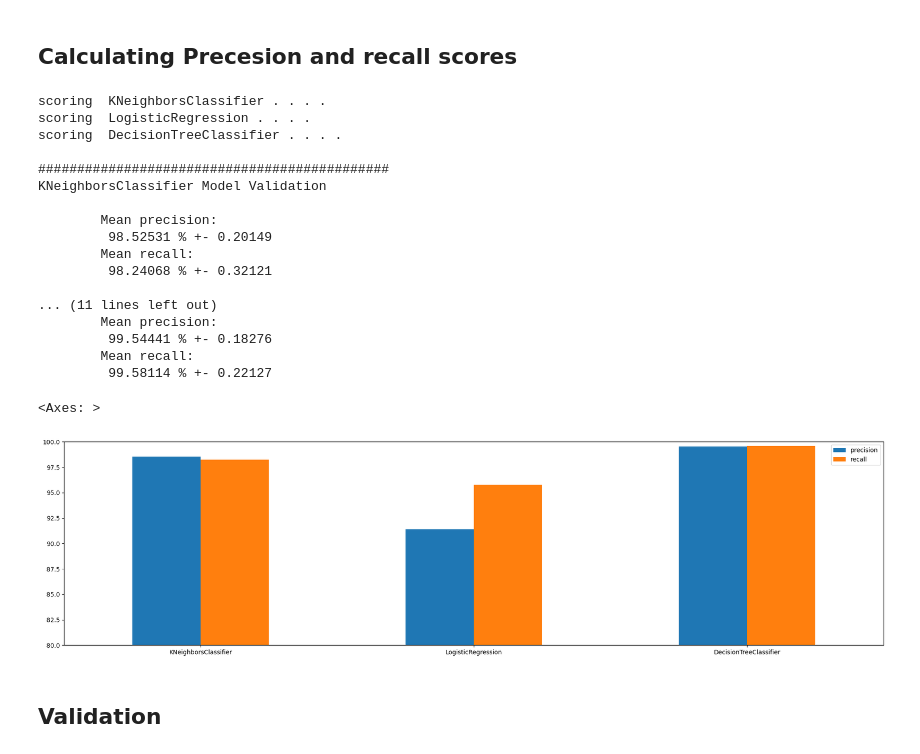
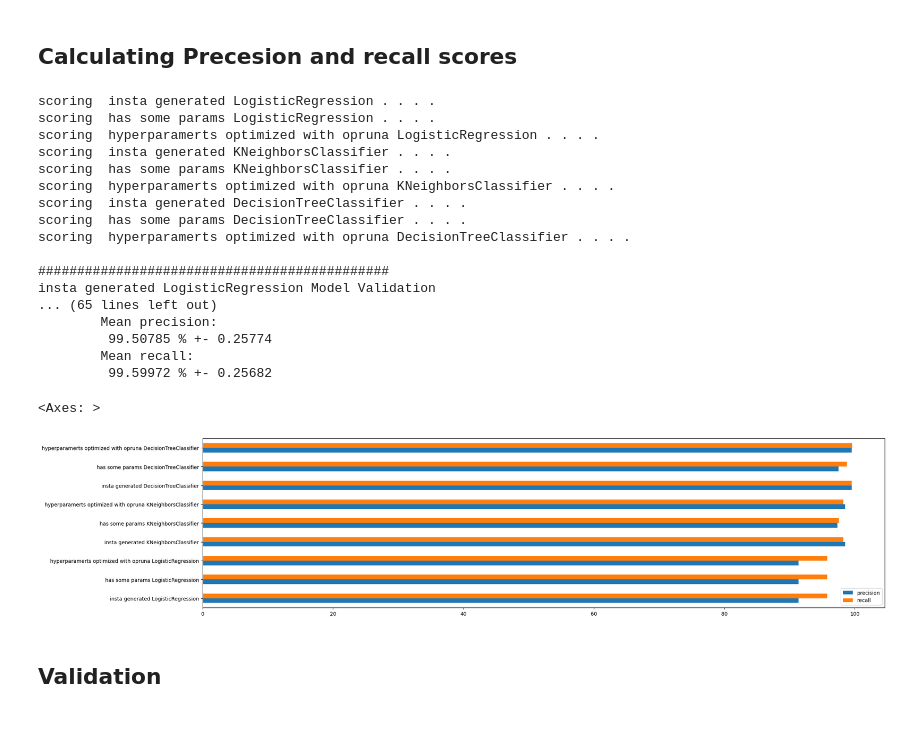
Before and after one commit to csosgic/thesis-repo, a Jupyter notebook: listings/py_proc/data.ipynb, the cells around one changed output. Cells and saved outputs as stored; diff of their text form; code cells hidden in the pictures; blank space fills up the shorter version.

```diff
--- a/listings/py_proc/data.ipynb
+++ b/listings/py_proc/data.ipynb
@@ -241,22 +249,22 @@ WITH optuna hyperparameter optimization
 # %% [markdown]
 ## K Neighbors Classifier
 # %%
-model = KNeighborsClassifier(n_neighbors=26)
+no_optuna_KKN_model = KNeighborsClassifier(n_neighbors=26)
 start_time = time.time()
-model.fit(x, y.values.ravel())
+no_optuna_KKN_model.fit(x, y.values.ravel())
 end_time = time.time()
 print("WITHOUT optuna hyperparameter optimization")
 print("\tTraining time: ", end_time-start_time)
 
 
 start_time = time.time()
-y_test_pred = model.predict(x)
+y_test_pred = no_optuna_KKN_model.predict(x)
 end_time = time.time()
 print("\tTesting time: ", end_time-start_time)
 
 
-KNN_no_optuna_score= model.score(x, y)
-KNN_no_optuna_test_score= model.score(x_test, y_test)
+KNN_no_optuna_score= no_optuna_KKN_model.score(x, y)
+KNN_no_optuna_test_score= no_optuna_KKN_model.score(x_test, y_test)
 
 
 print("\ttraining score : ", KNN_no_optuna_score)
@@ -300,21 +308,21 @@ WITH optuna hyperparameter optimization
 # %% [markdown]
 ## Decision Tree Classifier
 # %%
-model = DecisionTreeClassifier(criterion ="entropy", max_depth = 4)
+no_optuna_dt_model = DecisionTreeClassifier(criterion ="entropy", max_depth = 4)
 start_time = time.time()
-model.fit(x, y.values.ravel())
+no_optuna_dt_model.fit(x, y.values.ravel())
 end_time = time.time()
 print("\tTraining time: ", end_time-start_time)
 
 
 start_time = time.time()
-y_test_pred = model.predict(x)
+y_test_pred = no_optuna_dt_model.predict(x)
 end_time = time.time()
 print("\tTesting time: ", end_time-start_time)
 
 
-dt_no_optuna_score= model.score(x, y)
-dt_no_optuna_test_score= model.score(x_test, y_test)
+dt_no_optuna_score= no_optuna_dt_model.score(x, y)
+dt_no_optuna_test_score= no_optuna_dt_model.score(x_test, y_test)
 
 print("\ttraining score : ", dt_no_optuna_score)
 print("\ttesting  score : ", dt_no_optuna_test_score)
@@ -339,10 +347,10 @@ study_dt.optimize(tree_search, n_trials=30)
 print("\t", study_dt.best_trial)
 
 
-dt = DecisionTreeClassifier(max_features = study_dt.best_trial.params['dt_max_features'], max_depth = study_dt.best_trial.params['dt_max_depth'])
-dt.fit(x, y)
+dt_model = DecisionTreeClassifier(max_features = study_dt.best_trial.params['dt_max_features'], max_depth = study_dt.best_trial.params['dt_max_depth'])
+dt_model.fit(x, y)
 
-dt_score, dt_test_score = dt.score(x, y), dt.score(x_test, y_test)
+dt_score, dt_test_score = dt_model.score(x, y), dt_model.score(x_test, y_test)
 
 print(f"\tTrain Score: {dt_score}")
 print(f"\tTest Score: {dt_test_score}")
@@ -406,57 +414,65 @@ table of KNeighborsClassifier training
 # %% [markdown]
 ## Calculating Precesion and recall scores
 # %%
-models = {'KNeighborsClassifier': KNeighborsClassifier(),
-          'LogisticRegression': LogisticRegression(),
-          'DecisionTreeClassifier': DecisionTreeClassifier()}
+models = {
+    'insta generated LogisticRegression': LogisticRegression(),
+    'has some params LogisticRegression': no_optuna_lr_model,
+    'hyperparamerts optimized with opruna LogisticRegression': lr_model,
 
+    'insta generated KNeighborsClassifier': KNeighborsClassifier(),
+    'has some params KNeighborsClassifier': no_optuna_KKN_model,
+    'hyperparamerts optimized with opruna KNeighborsClassifier': KNN_model,
+
+    'insta generated DecisionTreeClassifier': DecisionTreeClassifier(),
+    'has some params DecisionTreeClassifier': no_optuna_dt_model,
+    'hyperparamerts optimized with opruna DecisionTreeClassifier': dt_model
+    }
 
 # calculating precesion and recall score
 scores = {}
 for m in models:
     print("scoring ", m, ". . . .")
     scores[m]={}
     for scorer in ['precision','recall']:
         scores[m][scorer] = cross_val_score(models[m], x, y, cv=10, scoring=scorer)
 
 
 # calculating precesion and recall mean
 import sys
 for m in models:
     print("\n#############################################")
     print(m, 'Model Validation\n')
     for scorer in ['precision','recall']:
         mean = round(np.mean(scores[m][scorer])*100,5)
         stdev = round(np.std(scores[m][scorer])*100,5)
         print ("\tMean {}:".format(scorer),"\n\t", mean,"%", "+-",stdev)
 
-
 # Compaing precesion and recall scores (plot)
 for m in models:
     for scorer in ['precision','recall']:
         scores[m][scorer] = scores[m][scorer].mean()
 scores=pd.DataFrame(scores).transpose()*100
-scores.plot(kind = "bar",  ylim=[80,100], figsize=(24,6), rot=0)
+scores.plot(kind = "barh",  ylim=[80,100], figsize=(24,6), rot=0)
 # %% [output]
-scoring  KNeighborsClassifier . . . .
-scoring  LogisticRegression . . . .
-scoring  DecisionTreeClassifier . . . .
+scoring  insta generated LogisticRegression . . . .
+scoring  has some params LogisticRegression . . . .
+scoring  hyperparamerts optimized with opruna LogisticRegression . . . .
+scoring  insta generated KNeighborsClassifier . . . .
+scoring  has some params KNeighborsClassifier . . . .
+scoring  hyperparamerts optimized with opruna KNeighborsClassifier . . . .
+scoring  insta generated DecisionTreeClassifier . . . .
+scoring  has some params DecisionTreeClassifier . . . .
+scoring  hyperparamerts optimized with opruna DecisionTreeClassifier . . . .
 
 #############################################
-KNeighborsClassifier Model Validation
-
+insta generated LogisticRegression Model Validation
+... (65 lines left out)
         Mean precision:
-         98.52531 % +- 0.20149
+         99.50785 % +- 0.25774
         Mean recall:
-         98.24068 % +- 0.32121
-
-... (11 lines left out)
-        Mean precision:
-         99.54441 % +- 0.18276
-        Mean recall:
-         99.58114 % +- 0.22127
+         99.59972 % +- 0.25682
 <Axes: >
-[figure, old version]
+[figure, new version]
 # %% [markdown]
 ## Validation
 # %%
```
Also changed, not shown: parts of 15 cells of this notebook, 9 other files.
